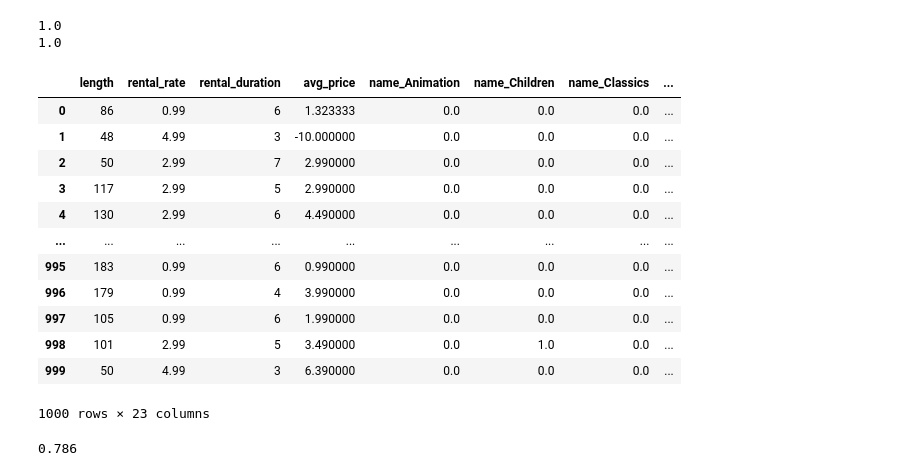
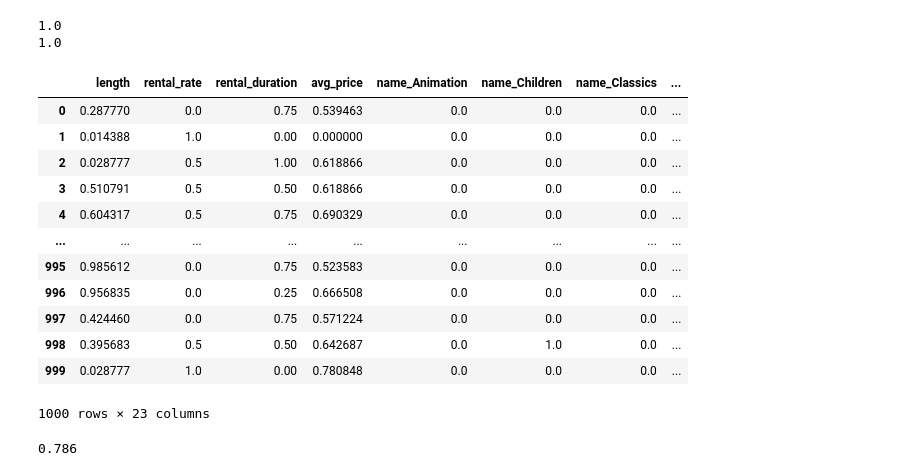
Before and after one commit to Xamweis/lab-predictions-logistic-regression, a Jupyter notebook: predictor.ipynb, the cells around one changed output. Cells and saved outputs as stored; diff of their text form; code cells hidden in the pictures.

```diff
--- a/predictor.ipynb
+++ b/predictor.ipynb
@@ -339,22 +328,24 @@ print(classification.score(X_test_final, y_test))
 # %%
 y2 = rented_june_io['rented']
 
 film_nums2 = pd.concat((film_lens.length, film_rates.rental_rate, film_durations.rental_duration, film_pays_june.avg_price), axis=1)
+film_nums2 = scaler.transform(film_nums2)
+film_nums2 = pd.DataFrame(film_nums2,columns=X_num_train.columns)
 X2 = pd.concat((film_nums2, onehot_encoded_cats), axis=1)
 X2
 # %% [output]
 |  | length | rental_rate | rental_duration | avg_price | name_Animation | name_Children | name_Classics | ... |
-| 0 | 86 | 0.99 | 6 | 1.323333 | 0.0 | 0.0 | 0.0 | ... |
-| 1 | 48 | 4.99 | 3 | -10.000000 | 0.0 | 0.0 | 0.0 | ... |
-| 2 | 50 | 2.99 | 7 | 2.990000 | 0.0 | 0.0 | 0.0 | ... |
-| 3 | 117 | 2.99 | 5 | 2.990000 | 0.0 | 0.0 | 0.0 | ... |
-| 4 | 130 | 2.99 | 6 | 4.490000 | 0.0 | 0.0 | 0.0 | ... |
+| 0 | 0.287770 | 0.0 | 0.75 | 0.539463 | 0.0 | 0.0 | 0.0 | ... |
+| 1 | 0.014388 | 1.0 | 0.00 | 0.000000 | 0.0 | 0.0 | 0.0 | ... |
+| 2 | 0.028777 | 0.5 | 1.00 | 0.618866 | 0.0 | 0.0 | 0.0 | ... |
+| 3 | 0.510791 | 0.5 | 0.50 | 0.618866 | 0.0 | 0.0 | 0.0 | ... |
+| 4 | 0.604317 | 0.5 | 0.75 | 0.690329 | 0.0 | 0.0 | 0.0 | ... |
 | ... | ... | ... | ... | ... | ... | ... | ... | ... |
-| 995 | 183 | 0.99 | 6 | 0.990000 | 0.0 | 0.0 | 0.0 | ... |
-| 996 | 179 | 0.99 | 4 | 3.990000 | 0.0 | 0.0 | 0.0 | ... |
-| 997 | 105 | 0.99 | 6 | 1.990000 | 0.0 | 0.0 | 0.0 | ... |
-| 998 | 101 | 2.99 | 5 | 3.490000 | 0.0 | 1.0 | 0.0 | ... |
-| 999 | 50 | 4.99 | 3 | 6.390000 | 0.0 | 0.0 | 0.0 | ... |
+| 995 | 0.985612 | 0.0 | 0.75 | 0.523583 | 0.0 | 0.0 | 0.0 | ... |
+| 996 | 0.956835 | 0.0 | 0.25 | 0.666508 | 0.0 | 0.0 | 0.0 | ... |
+| 997 | 0.424460 | 0.0 | 0.75 | 0.571224 | 0.0 | 0.0 | 0.0 | ... |
+| 998 | 0.395683 | 0.5 | 0.50 | 0.642687 | 0.0 | 1.0 | 0.0 | ... |
+| 999 | 0.028777 | 1.0 | 0.00 | 0.780848 | 0.0 | 0.0 | 0.0 | ... |
 1000 rows × 23 columns
 # %%
 predictions2 = classification.predict(X2)
```
Also changed, not shown: parts of 4 cells of this notebook, 1 other file.
